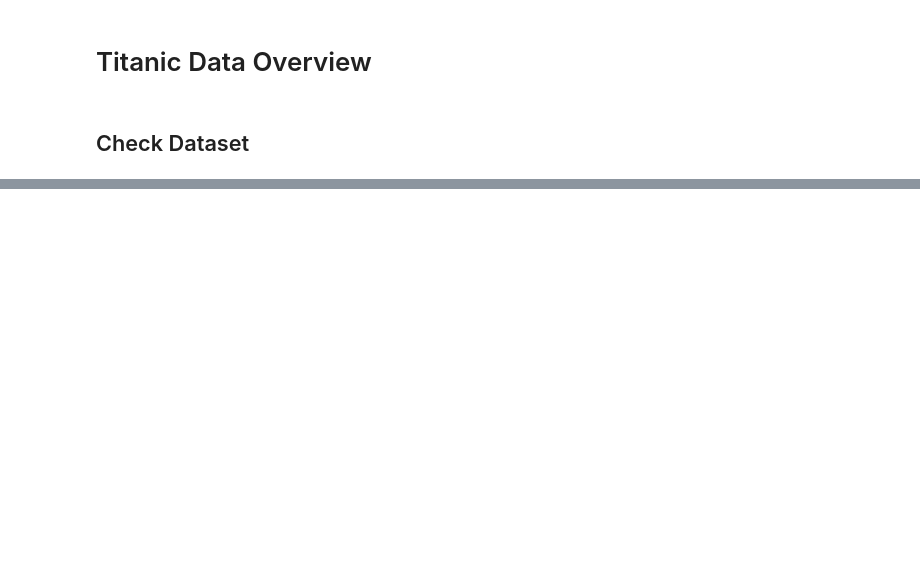
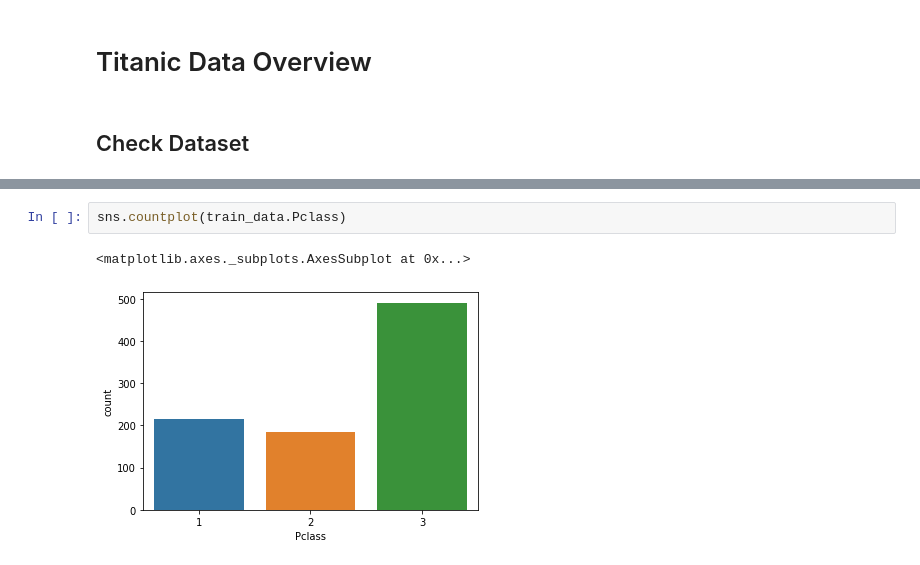
Before and after one commit to choiking10/kaggle-competition, a Jupyter notebook: Titanic.ipynb, the cells around one changed output, grey strips where cells are left out. Cells and saved outputs as stored; diff of their text form; blank space fills up the shorter version.

```diff
--- a/Titanic.ipynb
+++ b/Titanic.ipynb
@@ -83,0 +97,5 @@ msno.matrix(train)
+# %%
+sns.countplot(train_data.Pclass)
+# %% [output]
+<matplotlib.axes._subplots.AxesSubplot at 0x...>
+[figure, added]
```
Also changed, not shown: parts of 17 cells of this notebook.
